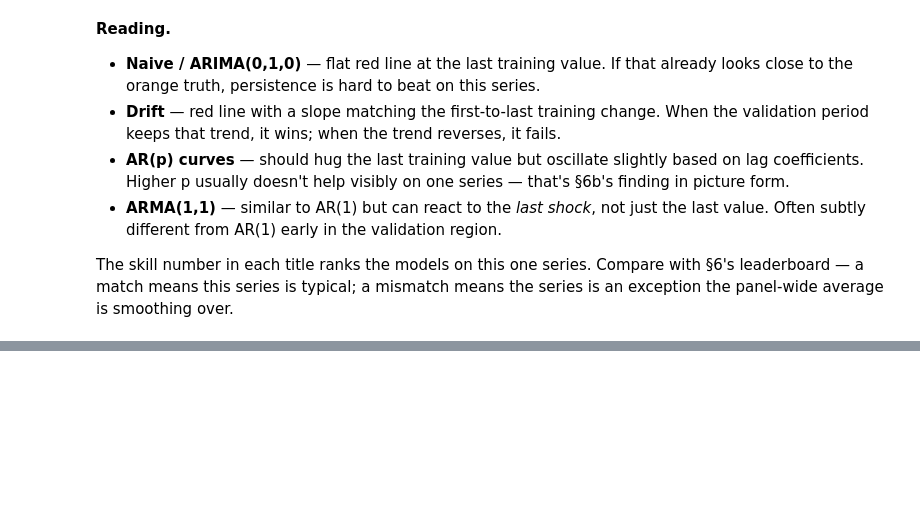
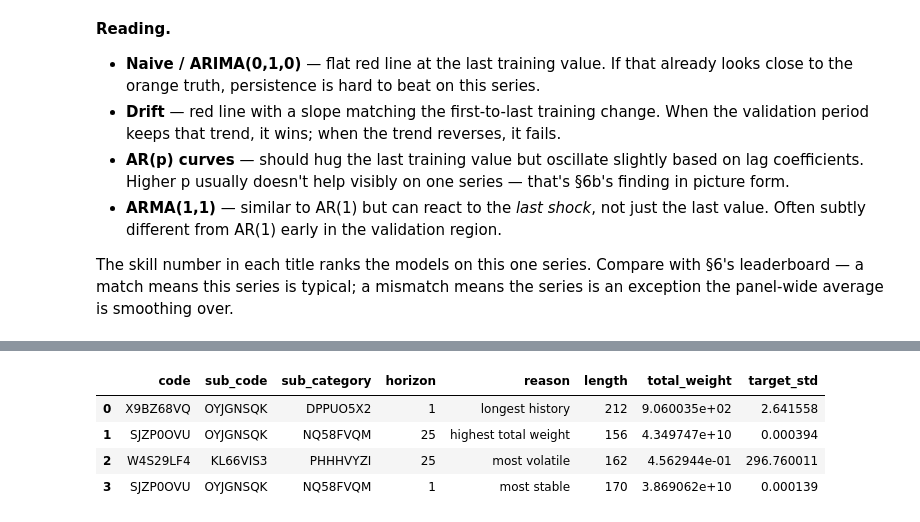
Before and after one commit to kaushalnandaniya/HedgeFund_TimeSeriesForcasting, a Jupyter notebook: 02_classical_models.ipynb, the cells around one changed output, grey strips where cells are left out. Drawn from its saved outputs; the diff is of its cells as text; code cells hidden in the pictures; blank space fills up the shorter version.

```diff
--- a/02_classical_models_claude.ipynb
+++ b/02_classical_models.ipynb
@@ -1437,0 +1329,15 @@ Linking forward to `03_ml_models.ipynb` and back to the EDA:
+# %%
+series_stats = (
+    train.groupby(series_keys)
+         .agg(length=('ts_index', 'size'),
+              start=('ts_index', 'min'),
+              end=('ts_index', 'max'),
+              total_weight=('weight', 'sum'),
+              target_std=('y_target', 'std'))
+         .reset_index()
+)
+series_stats['crosses_cutoff'] = (series_stats['start'] <= VAL_CUTOFF) & (series_stats['end'] > VAL_CUTOFF)
+
+print(f'Total series: {len(series_stats)}')
+print(f'Series crossing VAL_CUTOFF={VAL_CUTOFF}: {series_stats["crosses_cutoff"].sum()}')
+series_stats[['length', 'start', 'end']].describe().T
@@ -1437,0 +1351,19 @@ Linking forward to `03_ml_models.ipynb` and back to the EDA:
+# %%
+eligible = series_stats[(series_stats['crosses_cutoff']) & (series_stats['length'] >= 120)].copy()
+eligible['target_std'] = eligible['target_std'].fillna(0.0)
+stable_pool = eligible[eligible['target_std'] > 0]
+
+chosen = pd.concat([
+    eligible.nlargest(1, 'length').assign(reason='longest history'),
+    eligible.nlargest(1, 'total_weight').assign(reason='highest total weight'),
+    eligible.nlargest(1, 'target_std').assign(reason='most volatile'),
+    stable_pool.nsmallest(1, 'target_std').assign(reason='most stable'),
+], ignore_index=True).drop_duplicates(subset=series_keys)
+
+chosen[[*series_keys, 'reason', 'length', 'total_weight', 'target_std']]
+# %% [output]
+|  | code | sub_code | sub_category | horizon | reason | length | total_weight | target_std |
+| 0 | X9BZ68VQ | OYJGNSQK | DPPUO5X2 | 1 | longest history | 212 | 9.060035e+02 | 2.641558 |
+| 1 | SJZP0OVU | OYJGNSQK | NQ58FVQM | 25 | highest total weight | 156 | 4.349747e+10 | 0.000394 |
+| 2 | W4S29LF4 | KL66VIS3 | PHHHVYZI | 25 | most volatile | 162 | 4.562944e-01 | 296.760011 |
+| 3 | SJZP0OVU | OYJGNSQK | NQ58FVQM | 1 | most stable | 170 | 3.869062e+10 | 0.000139 |
```
Also changed, not shown: parts of 10 cells of this notebook, 3 other files.
